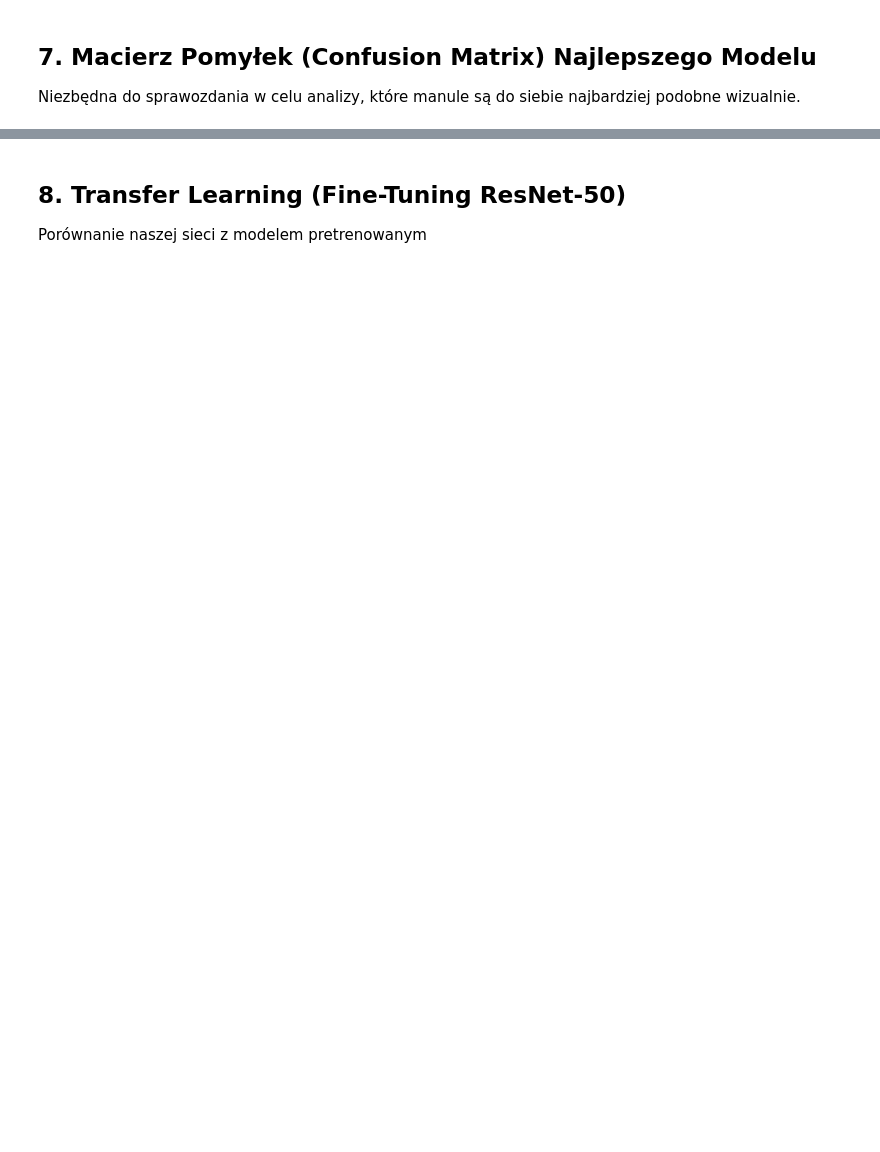
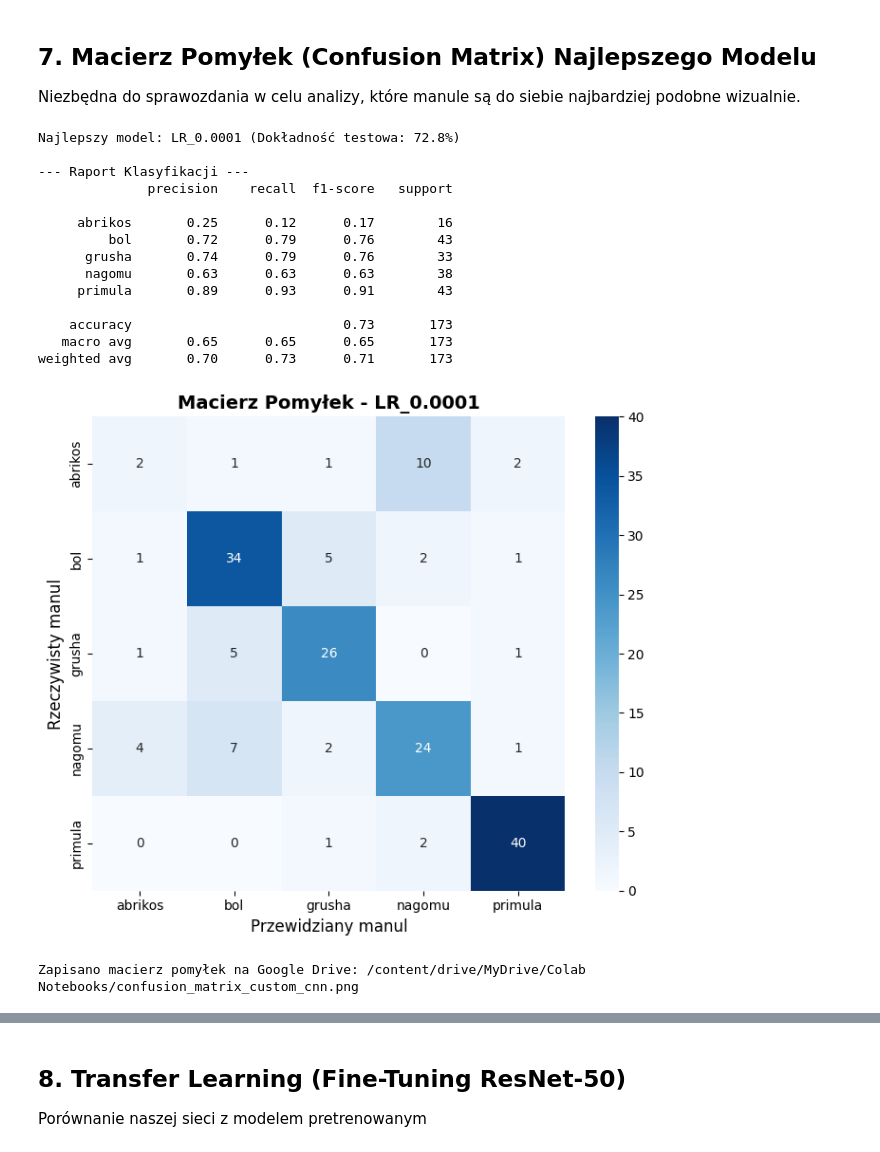
Before and after one commit to emilia9643/manul_detector, a Jupyter notebook: manul_experiments(1).ipynb, the cells around one changed output, grey strips where cells are left out. Drawn from its saved outputs; the diff is of its cells as text; code cells hidden in the pictures; blank space fills up the shorter version.

```diff
--- a/manul_experiments(1).ipynb
+++ b/manul_experiments(1).ipynb
@@ -513,28 +579,53 @@ plt.show()
 ## 7. Macierz Pomyłek (Confusion Matrix) Najlepszego Modelu
 Niezbędna do sprawozdania w celu analizy, które manule są do siebie najbardziej podobne wizualnie.
 # %%
+import os
+import shutil
 from sklearn.metrics import confusion_matrix, classification_report
 import seaborn as sns
 
 # best model
 best_exp_name = max(experiments_results, key=lambda k: experiments_results[k]["test_acc"])
 best_exp = experiments_results[best_exp_name]
 best_model = best_exp["model"]
 
 print(f"Najlepszy model: {best_exp_name} (Dokładność testowa: {best_exp['test_acc']:.1%})")
 
 # ewaluacja i predykcje
 _, _, _, _, test_preds, test_targets = evaluate_on_test(best_model, test_loader, criterion)
 
 print("\n--- Raport Klasyfikacji ---")
 print(classification_report(test_targets, test_preds, target_names=class_names))
 
 cm = confusion_matrix(test_targets, test_preds)
 plt.figure(figsize=(7, 6))
 sns.heatmap(cm, annot=True, fmt="d", cmap="Blues", xticklabels=class_names, yticklabels=class_names)
 plt.title(f"Macierz Pomyłek - {best_exp_name}", fontsize=14, fontweight="bold")
 plt.xlabel("Przewidziany manul", fontsize=12)
 plt.ylabel("Rzeczywisty manul", fontsize=12)
 plt.tight_layout()
 plt.savefig("confusion_matrix_custom_cnn.png", dpi=300)
 plt.show()
+
+if os.path.isdir("/content/drive/MyDrive"):
+    drive_out_dir = "/content/drive/MyDrive/Colab Notebooks"
+    os.makedirs(drive_out_dir, exist_ok=True)
+    shutil.copy("confusion_matrix_custom_cnn.png", os.path.join(drive_out_dir, "confusion_matrix_custom_cnn.png"))
+    print(f"Zapisano macierz pomyłek na Google Drive: {os.path.join(drive_out_dir, 'confusion_matrix_custom_cnn.png')}")
+# %% [output]
+Najlepszy model: LR_0.0001 (Dokładność testowa: 72.8%)
+
+--- Raport Klasyfikacji ---
+              precision    recall  f1-score   support
+
+     abrikos       0.25      0.12      0.17        16
+         bol       0.72      0.79      0.76        43
+      grusha       0.74      0.79      0.76        33
+      nagomu       0.63      0.63      0.63        38
+     primula       0.89      0.93      0.91        43
+
+    accuracy                           0.73       173
+   macro avg       0.65      0.65      0.65       173
+weighted avg       0.70      0.73      0.71       173
+[figure, added]
+Zapisano macierz pomyłek na Google Drive: /content/drive/MyDrive/Colab Notebooks/confusion_matrix_custom_cnn.png
```
Also changed, not shown: parts of 14 cells of this notebook.
